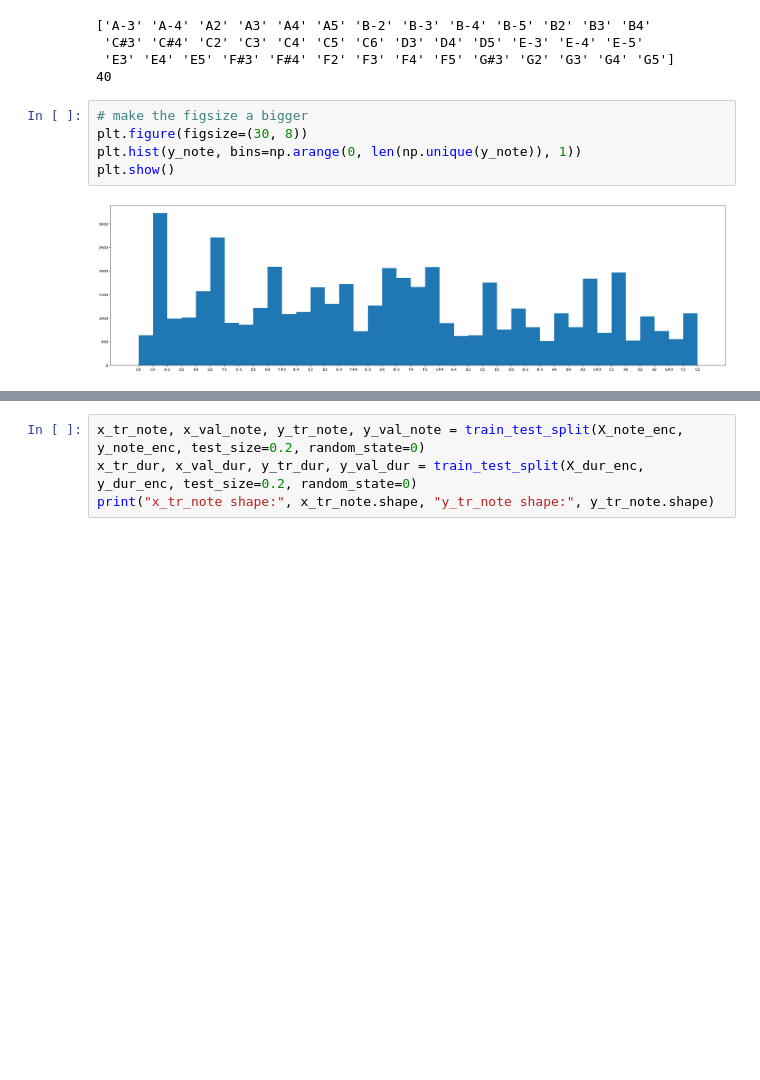
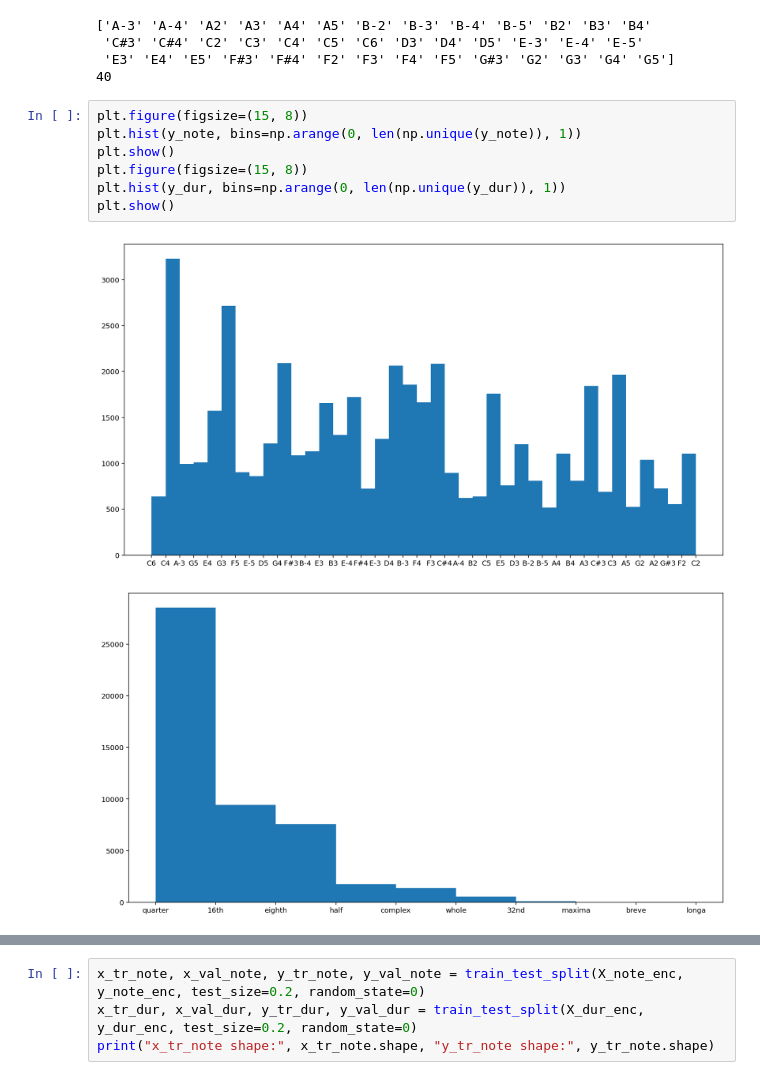
Before and after one commit to benlottes/Music-Generation, a Jupyter notebook: produce_note_model.ipynb, the cells around one changed output, grey strips where cells are left out. Saved outputs shown, nothing was run; the diff lists cells and outputs as text; blank space fills up the shorter version.

```diff
--- a/produce_note_model.ipynb
+++ b/produce_note_model.ipynb
@@ -118,12 +119,15 @@ print(len(np.unique(y_note)))
  'E3' 'E4' 'E5' 'F#3' 'F#4' 'F2' 'F3' 'F4' 'F5' 'G#3' 'G2' 'G3' 'G4' 'G5']
 40
 # %%
-# make the figsize a bigger
-plt.figure(figsize=(30, 8))
+plt.figure(figsize=(15, 8))
 plt.hist(y_note, bins=np.arange(0, len(np.unique(y_note)), 1))
 plt.show()
+plt.figure(figsize=(15, 8))
+plt.hist(y_dur, bins=np.arange(0, len(np.unique(y_dur)), 1))
+plt.show()
 # %% [output]
-[figure, old version]
+[figure, new version]
+[figure, added]
 # %%
 note_to_int = {note: number for number, note in enumerate(np.unique(freq_note_strings))}
 dur_to_int = {note: number for number, note in enumerate(np.unique(freq_durations))}
```
Also changed, not shown: parts of 5 cells of this notebook, 3 other files.
